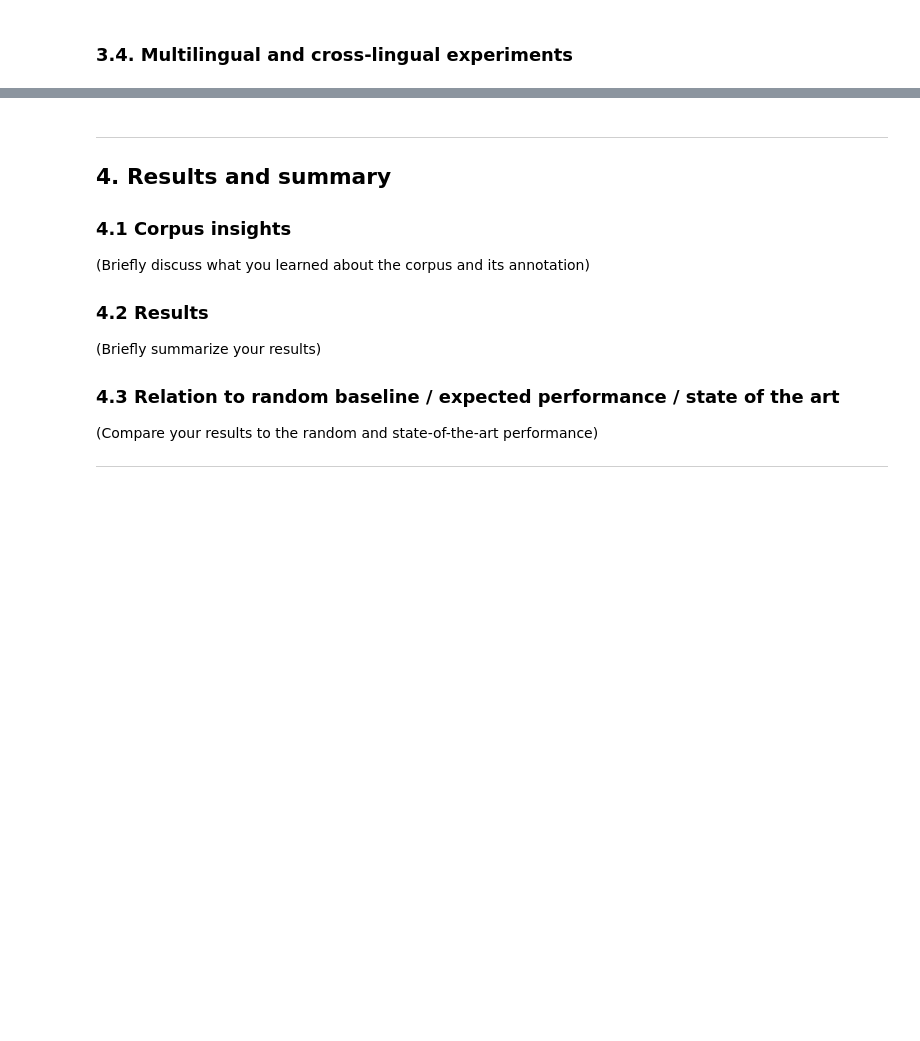
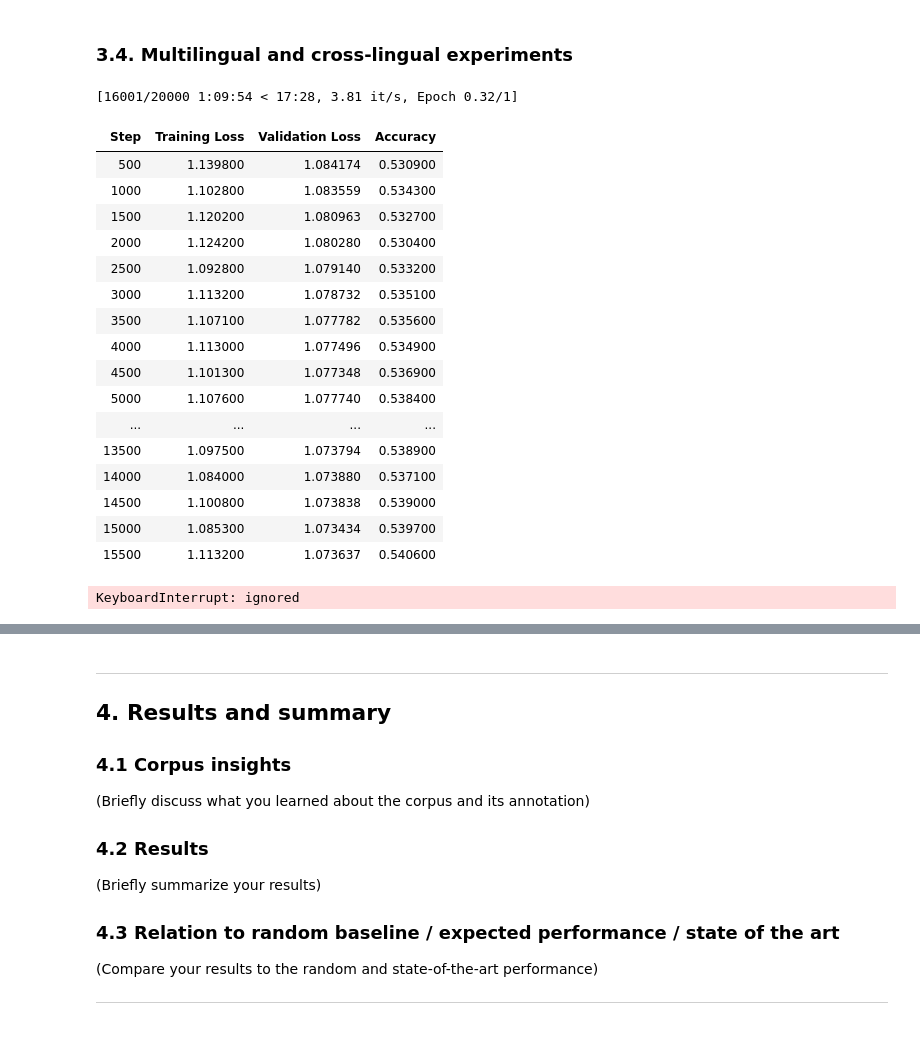
Before and after one commit to Iispar/dl-in-hlt-project, a Jupyter notebook: course_project_template.ipynb, the cells around one changed output, grey strips where cells are left out. Saved outputs shown, nothing was run; the diff lists cells and outputs as text; code cells hidden in the pictures; blank space fills up the shorter version.

```diff
--- a/course_project_template.ipynb
+++ b/course_project_template.ipynb
@@ -62,9 +62,14 @@ model = 'bert-base-multilingual-cased' # base distilbert with cased, because fee
 
 ### 2.1. Download the corpus
 # %%
+from datasets.combine import concatenate_datasets
 engDataset = datasets.load_dataset(dset, name='en'); # imports the dataset.
+deDataset = datasets.load_dataset(dset, name='de');
 # check it works
 print(engDataset);
+combinedDset = concatenate_datasets([engDataset['train'], deDataset['train']])
+combinedTest = concatenate_datasets([engDataset['test'], deDataset['test']])
+print(combinedDset)
 # %% [output]
 DatasetDict({
     train: Dataset({
@@ -105,6 +114,15 @@ DatasetDict({
 # %%
 engDataset = engDataset.shuffle() # shuffle the dataset for safety.
 engDataset = engDataset.remove_columns(['id', 'label_text']) # removes everything that we don't need
+
+combinedDset = combinedDset.shuffle();
+combinedDset = combinedDset.remove_columns(['id', 'label_text'])
+
+combinedTest = combinedTest.shuffle();
+combinedTest = combinedTest.remove_columns(['id', 'label_text'])
+
+deDataset = deDataset.shuffle();
+deDataset = deDataset.remove_columns(['id', 'label_text'])
 # %%
 # lets look at five results to see if there is more preprocessing to be done
 
@@ -136,6 +154,9 @@ def tokenize_example(example):
 # map the whole dset
 
 eng_tokenized = engDataset.map(tokenize_example)
+combined_tokenized = combinedDset.map(tokenize_example)
+combinedTest_tokenized = combinedTest.map(tokenize_example)
+de_tokenized = deDataset.map(tokenize_example)
 # %%
 print(eng_tokenized['train'][1])
 print(tokenizer.decode(eng_tokenized['train'][1]['input_ids']))
@@ -380,0 +394,33 @@ print(eval_results)
+# %%
+trainer = Trainer(
+    model = model,
+    args = training_args,
+    train_dataset = combined_tokenized,
+    eval_dataset = combinedTest_tokenized,
+    tokenizer = tokenizer,
+    data_collator = data_collator,
+    compute_metrics = compute_accuracy,
+)
+
+# train the model
+trainer.train()
+# %% [output]
+[16001/20000 1:09:54 < 17:28, 3.81 it/s, Epoch 0.32/1]
+| Step | Training Loss | Validation Loss | Accuracy |
+| 500 | 1.139800 | 1.084174 | 0.530900 |
+| 1000 | 1.102800 | 1.083559 | 0.534300 |
+| 1500 | 1.120200 | 1.080963 | 0.532700 |
+| 2000 | 1.124200 | 1.080280 | 0.530400 |
+| 2500 | 1.092800 | 1.079140 | 0.533200 |
+| 3000 | 1.113200 | 1.078732 | 0.535100 |
+| 3500 | 1.107100 | 1.077782 | 0.535600 |
+| 4000 | 1.113000 | 1.077496 | 0.534900 |
+| 4500 | 1.101300 | 1.077348 | 0.536900 |
+| 5000 | 1.107600 | 1.077740 | 0.538400 |
+| ... | ... | ... | ... |
+| 13500 | 1.097500 | 1.073794 | 0.538900 |
+| 14000 | 1.084000 | 1.073880 | 0.537100 |
+| 14500 | 1.100800 | 1.073838 | 0.539000 |
+| 15000 | 1.085300 | 1.073434 | 0.539700 |
+| 15500 | 1.113200 | 1.073637 | 0.540600 |
+KeyboardInterrupt: ignored
```
Also changed, not shown: parts of 12 cells of this notebook.
